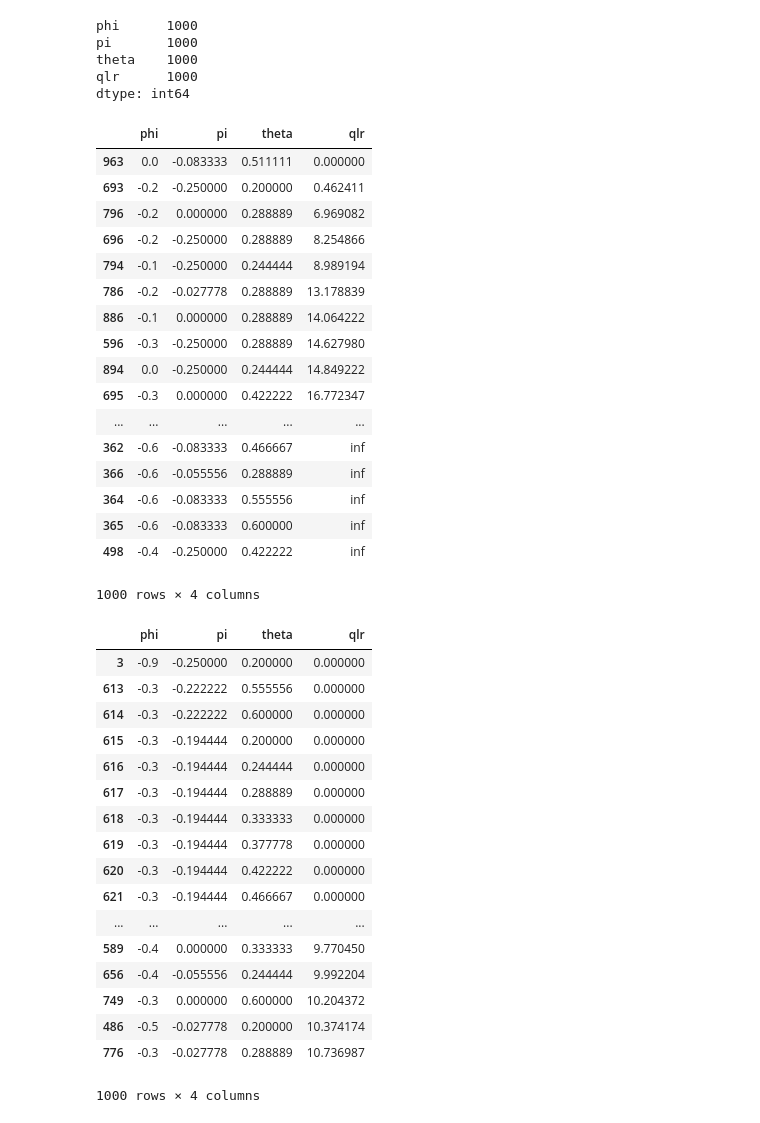
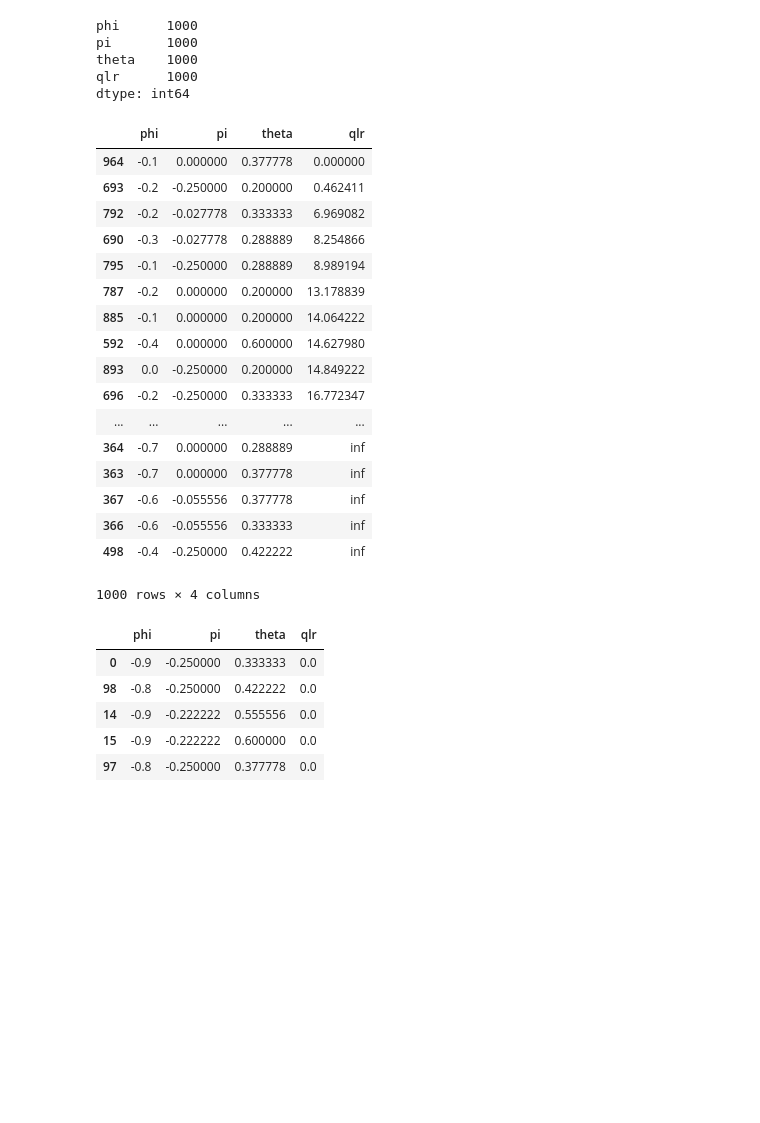
Before and after one commit to sangrey/RiskPriceInference, a Jupyter notebook: volpriceinference/robust_inference_on_data.ipynb, the cells around one changed output. Cells and saved outputs as stored; diff of their text form; code cells hidden in the pictures; blank space fills up the shorter version.

```diff
--- a/volpriceinference/robust_inference_on_data.ipynb
+++ b/volpriceinference/robust_inference_on_data.ipynb
@@ -30,5 +30,5 @@ AttributeError: module 'volprice' has no attribute '__version__'
 # %%
-innov_dim = 1000
+innov_dim = 2000
 # %% [markdown]
 ## Load the data
 # %%
@@ -265,42 +265,30 @@ merged_values = pd.merge(qlr_stats, qlr_draws,left_on=['phi', 'pi', 'theta'], ri
 qlr_stats.sort_values(by='qlr')
 # %% [output]
 |  | phi | pi | theta | qlr |
-| 963 | 0.0 | -0.083333 | 0.511111 | 0.000000 |
+| 964 | -0.1 | 0.000000 | 0.377778 | 0.000000 |
 | 693 | -0.2 | -0.250000 | 0.200000 | 0.462411 |
-| 796 | -0.2 | 0.000000 | 0.288889 | 6.969082 |
-| 696 | -0.2 | -0.250000 | 0.288889 | 8.254866 |
-| 794 | -0.1 | -0.250000 | 0.244444 | 8.989194 |
-| 786 | -0.2 | -0.027778 | 0.288889 | 13.178839 |
-| 886 | -0.1 | 0.000000 | 0.288889 | 14.064222 |
-| 596 | -0.3 | -0.250000 | 0.288889 | 14.627980 |
-| 894 | 0.0 | -0.250000 | 0.244444 | 14.849222 |
-| 695 | -0.3 | 0.000000 | 0.422222 | 16.772347 |
+| 792 | -0.2 | -0.027778 | 0.333333 | 6.969082 |
+| 690 | -0.3 | -0.027778 | 0.288889 | 8.254866 |
+| 795 | -0.1 | -0.250000 | 0.288889 | 8.989194 |
+| 787 | -0.2 | 0.000000 | 0.200000 | 13.178839 |
+| 885 | -0.1 | 0.000000 | 0.200000 | 14.064222 |
+| 592 | -0.4 | 0.000000 | 0.600000 | 14.627980 |
+| 893 | 0.0 | -0.250000 | 0.200000 | 14.849222 |
+| 696 | -0.2 | -0.250000 | 0.333333 | 16.772347 |
 | ... | ... | ... | ... | ... |
-| 362 | -0.6 | -0.083333 | 0.466667 | inf |
-| 366 | -0.6 | -0.055556 | 0.288889 | inf |
-| 364 | -0.6 | -0.083333 | 0.555556 | inf |
-| 365 | -0.6 | -0.083333 | 0.600000 | inf |
+| 364 | -0.7 | 0.000000 | 0.288889 | inf |
+| 363 | -0.7 | 0.000000 | 0.377778 | inf |
+| 367 | -0.6 | -0.055556 | 0.377778 | inf |
+| 366 | -0.6 | -0.055556 | 0.333333 | inf |
 | 498 | -0.4 | -0.250000 | 0.422222 | inf |
 1000 rows × 4 columns
 # %%
-qlr_draws.sort_values(by='qlr')
+qlr_draws.sort_values(by='qlr').head()
 # %% [output]
 |  | phi | pi | theta | qlr |
-| 3 | -0.9 | -0.250000 | 0.200000 | 0.000000 |
-| 613 | -0.3 | -0.222222 | 0.555556 | 0.000000 |
-| 614 | -0.3 | -0.222222 | 0.600000 | 0.000000 |
-| 615 | -0.3 | -0.194444 | 0.200000 | 0.000000 |
-| 616 | -0.3 | -0.194444 | 0.244444 | 0.000000 |
-| 617 | -0.3 | -0.194444 | 0.288889 | 0.000000 |
-| 618 | -0.3 | -0.194444 | 0.333333 | 0.000000 |
-| 619 | -0.3 | -0.194444 | 0.377778 | 0.000000 |
-| 620 | -0.3 | -0.194444 | 0.422222 | 0.000000 |
-| 621 | -0.3 | -0.194444 | 0.466667 | 0.000000 |
-| ... | ... | ... | ... | ... |
-| 589 | -0.4 | 0.000000 | 0.333333 | 9.770450 |
-| 656 | -0.4 | -0.055556 | 0.244444 | 9.992204 |
-| 749 | -0.3 | 0.000000 | 0.600000 | 10.204372 |
-| 486 | -0.5 | -0.027778 | 0.200000 | 10.374174 |
-| 776 | -0.3 | -0.027778 | 0.288889 | 10.736987 |
+| 0 | -0.9 | -0.250000 | 0.333333 | 0.0 |
+| 98 | -0.8 | -0.250000 | 0.422222 | 0.0 |
+| 14 | -0.9 | -0.222222 | 0.555556 | 0.0 |
+| 15 | -0.9 | -0.222222 | 0.600000 | 0.0 |
+| 97 | -0.8 | -0.250000 | 0.377778 | 0.0 |
-1000 rows × 4 columns
 # %%
```
Also changed, not shown: parts of 14 cells of this notebook, 1 other file.
